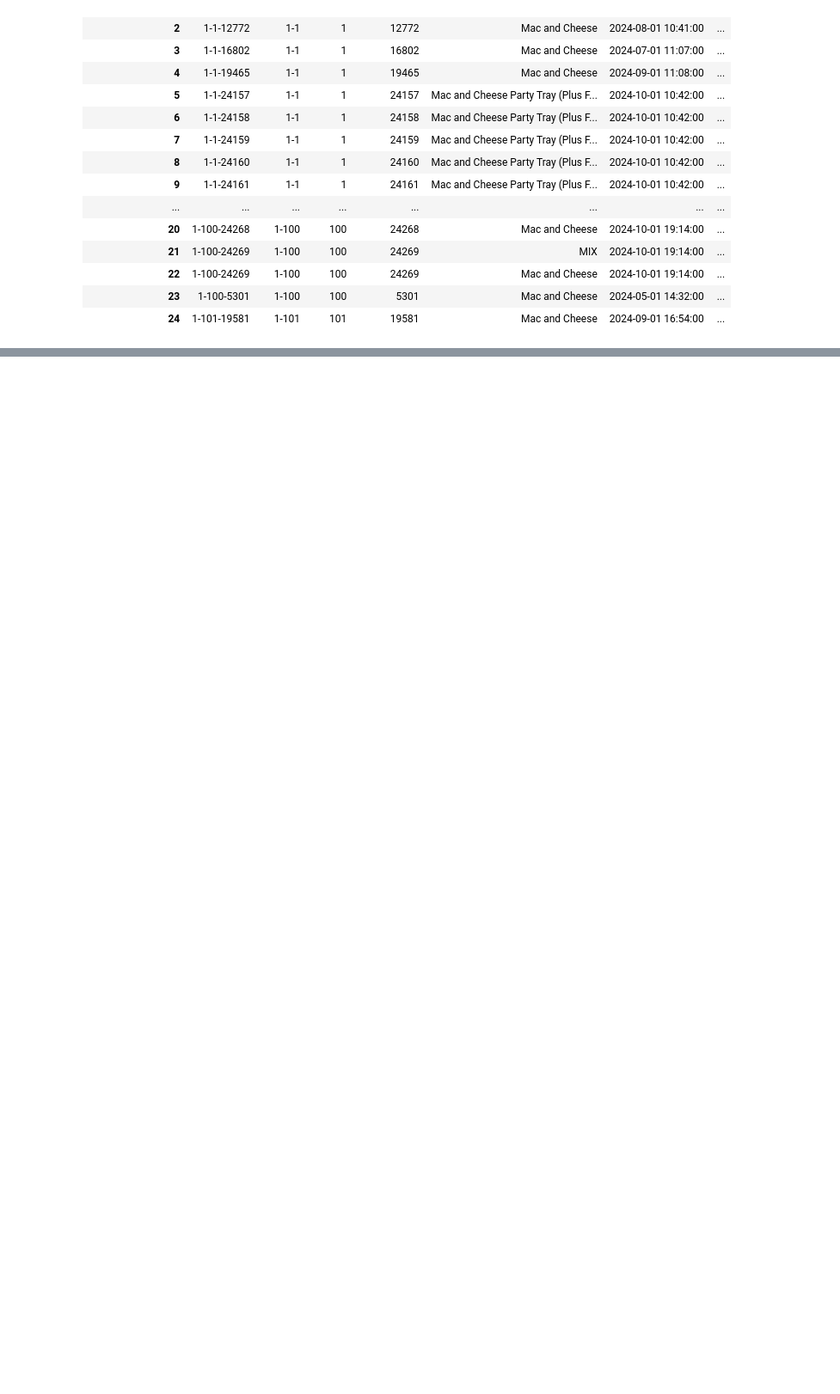
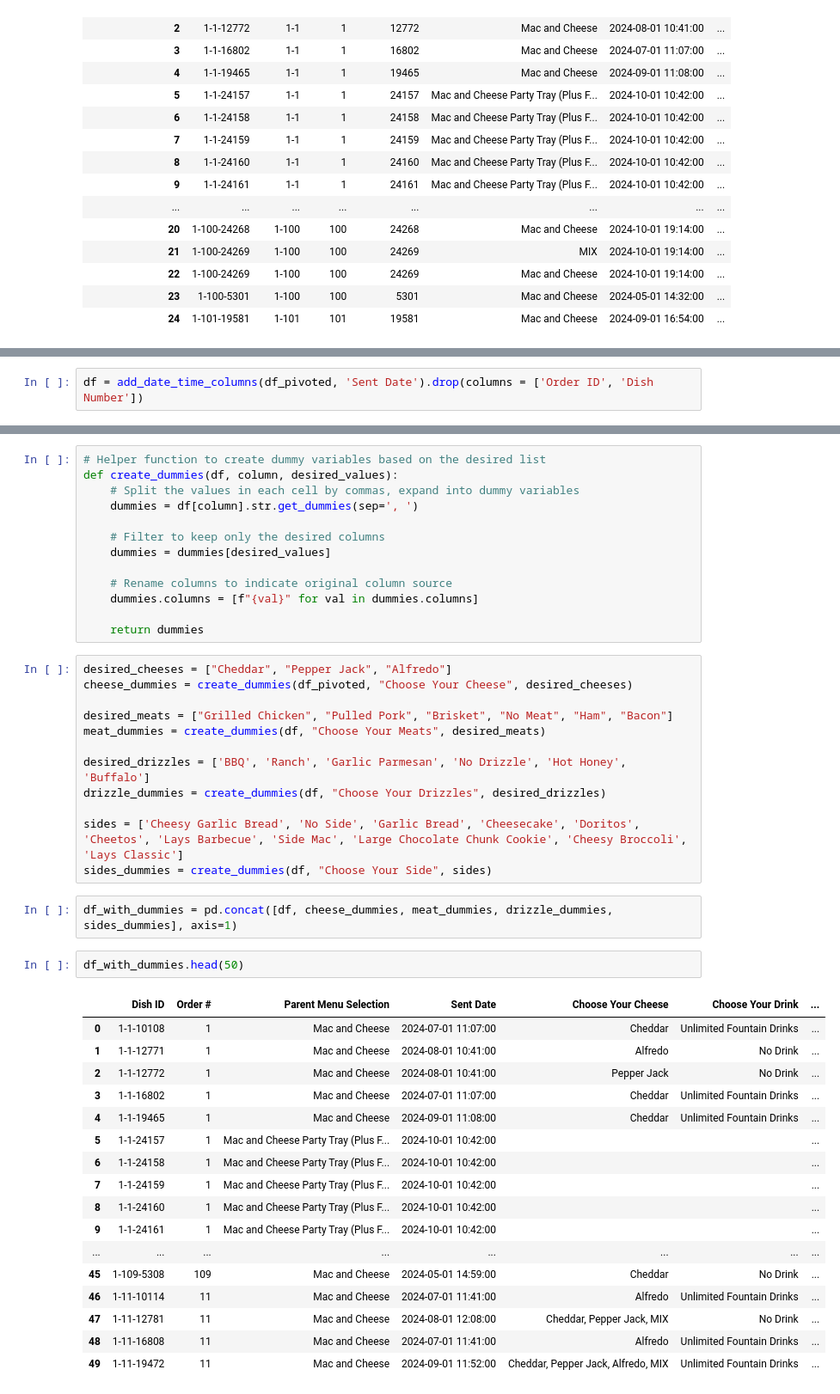
Before and after one commit to raghavdhir03/roni_dashboard_td2024, a Jupyter notebook: Notebooks/merge_months.ipynb, the cells around one changed output, grey strips where cells are left out. Shown at 86% size. Saved outputs shown, nothing was run; the diff lists cells and outputs as text; blank space fills up the shorter version.

```diff
--- a/Notebooks/merge_months.ipynb
+++ b/Notebooks/merge_months.ipynb
@@ -156,0 +137,2 @@ KeyError: 'Mix Bases'
+# %%
+df = add_date_time_columns(df_pivoted, 'Sent Date').drop(columns = ['Order ID', 'Dish Number'])
@@ -156,0 +175,47 @@ KeyError: 'Mix Bases'
+# %%
+# Helper function to create dummy variables based on the desired list
+def create_dummies(df, column, desired_values):
+    # Split the values in each cell by commas, expand into dummy variables
+    dummies = df[column].str.get_dummies(sep=', ')
+
+    # Filter to keep only the desired columns
+    dummies = dummies[desired_values]
+
+    # Rename columns to indicate original column source
+    dummies.columns = [f"{val}" for val in dummies.columns]
+
+    return dummies
+# %%
+desired_cheeses = ["Cheddar", "Pepper Jack", "Alfredo"]
+cheese_dummies = create_dummies(df_pivoted, "Choose Your Cheese", desired_cheeses)
+
+desired_meats = ["Grilled Chicken", "Pulled Pork", "Brisket", "No Meat", "Ham", "Bacon"]
+meat_dummies = create_dummies(df, "Choose Your Meats", desired_meats)
+
+desired_drizzles = ['BBQ', 'Ranch', 'Garlic Parmesan', 'No Drizzle', 'Hot Honey', 'Buffalo']
+drizzle_dummies = create_dummies(df, "Choose Your Drizzles", desired_drizzles)
+
+sides = ['Cheesy Garlic Bread', 'No Side', 'Garlic Bread', 'Cheesecake', 'Doritos', 'Cheetos', 'Lays Barbecue', 'Side Mac', 'Large Chocolate Chunk Cookie', 'Cheesy Broccoli', 'Lays Classic']
+sides_dummies = create_dummies(df, "Choose Your Side", sides)
+# %%
+df_with_dummies = pd.concat([df, cheese_dummies, meat_dummies, drizzle_dummies, sides_dummies], axis=1)
+# %%
+df_with_dummies.head(50)
+# %% [output]
+|  | Dish ID | Order # | Parent Menu Selection | Sent Date | Choose Your Cheese | Choose Your Drink | ... |
+| 0 | 1-1-10108 | 1 | Mac and Cheese | 2024-07-01 11:07:00 | Cheddar | Unlimited Fountain Drinks | ... |
+| 1 | 1-1-12771 | 1 | Mac and Cheese | 2024-08-01 10:41:00 | Alfredo | No Drink | ... |
+| 2 | 1-1-12772 | 1 | Mac and Cheese | 2024-08-01 10:41:00 | Pepper Jack | No Drink | ... |
+| 3 | 1-1-16802 | 1 | Mac and Cheese | 2024-07-01 11:07:00 | Cheddar | Unlimited Fountain Drinks | ... |
+| 4 | 1-1-19465 | 1 | Mac and Cheese | 2024-09-01 11:08:00 | Cheddar | Unlimited Fountain Drinks | ... |
+| 5 | 1-1-24157 | 1 | Mac and Cheese Party Tray (Plus F... | 2024-10-01 10:42:00 |  |  | ... |
+| 6 | 1-1-24158 | 1 | Mac and Cheese Party Tray (Plus F... | 2024-10-01 10:42:00 |  |  | ... |
+| 7 | 1-1-24159 | 1 | Mac and Cheese Party Tray (Plus F... | 2024-10-01 10:42:00 |  |  | ... |
+| 8 | 1-1-24160 | 1 | Mac and Cheese Party Tray (Plus F... | 2024-10-01 10:42:00 |  |  | ... |
+| 9 | 1-1-24161 | 1 | Mac and Cheese Party Tray (Plus F... | 2024-10-01 10:42:00 |  |  | ... |
+| ... | ... | ... | ... | ... | ... | ... | ... |
+| 45 | 1-109-5308 | 109 | Mac and Cheese | 2024-05-01 14:59:00 | Cheddar | No Drink | ... |
+| 46 | 1-11-10114 | 11 | Mac and Cheese | 2024-07-01 11:41:00 | Alfredo | Unlimited Fountain Drinks | ... |
+| 47 | 1-11-12781 | 11 | Mac and Cheese | 2024-08-01 12:08:00 | Cheddar, Pepper Jack, MIX | No Drink | ... |
+| 48 | 1-11-16808 | 11 | Mac and Cheese | 2024-07-01 11:41:00 | Alfredo | Unlimited Fountain Drinks | ... |
+| 49 | 1-11-19472 | 11 | Mac and Cheese | 2024-09-01 11:52:00 | Cheddar, Pepper Jack, Alfredo, MIX | Unlimited Fountain Drinks | ... |
```
Also changed, not shown: parts of 15 cells of this notebook.
